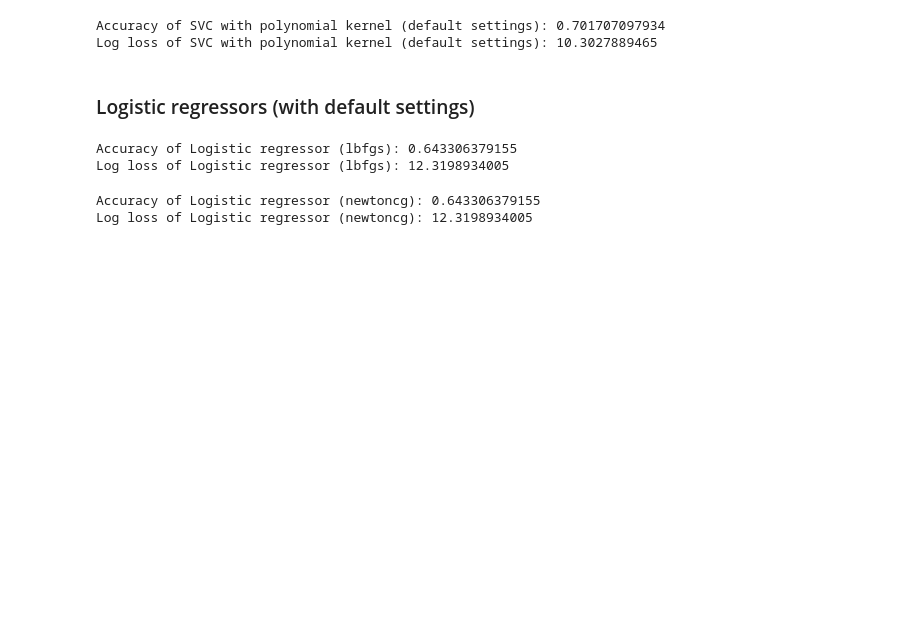
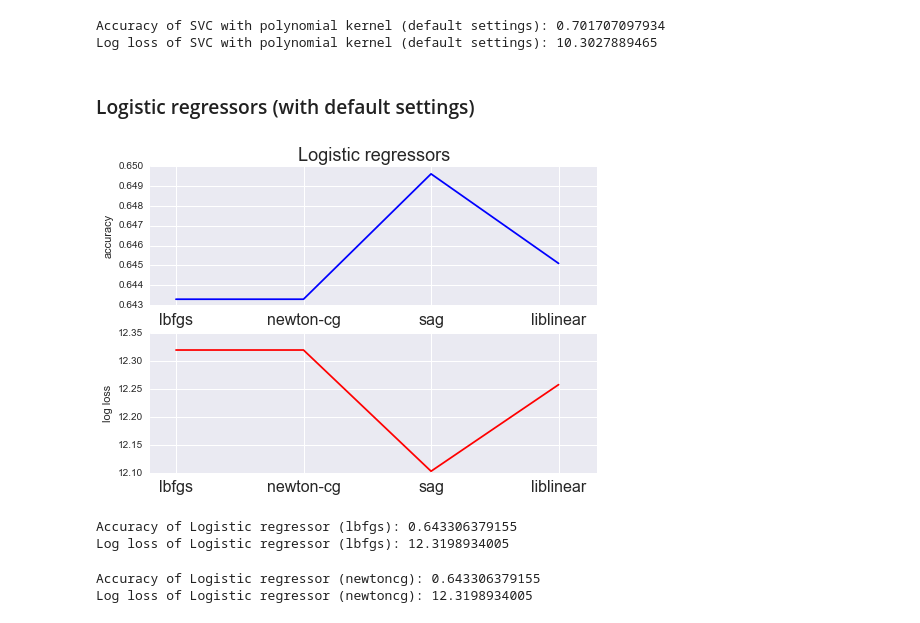
Before and after one commit to Dr-Alan-Turing/IAMachineLearning, a Jupyter notebook: 07_Assignment_3.ipynb, the cells around one changed output. Saved outputs shown, nothing was run; the diff lists cells and outputs as text; code cells hidden in the pictures; blank space fills up the shorter version.

```diff
--- a/07_Assignment_3.ipynb
+++ b/07_Assignment_3.ipynb
@@ -345,7 +345,7 @@ Now, we want to validate the importance of various features for classification.
 
 Initialise a random forest classifier and fit the model by using training data only and 500 trees (i.e. `n_estimators`). Set the `RandomState` equal to 31 to ensure reproducible results. Report the accuracy score on both the training and validation sets.
 # %%
-rf = RandomForestClassifier(n_estimators=500, random_state=31)
+rf = RandomForestClassifier(criterion='entropy', n_estimators=500, random_state=31)
 rf.fit(X_tr_transf, y_tr)
 print('Classification accuracy on training set: {0}'.format(rf.score(X_tr_transf, y_tr)))
 print('Classification accuracy on validation set: {0}'.format(rf.score(X_val_transf, y_val)))
@@ -849,13 +848,14 @@ X_train.describe()
 # %% [markdown]
 We're going to be trying out and printing the results of many classifiers, so let's define a function that does some of the work for us, saving us time and effort in the future:
 # %%
-def calc_accuracy_and_logloss(estimator, X_train, y_train, X_valid, y_valid, description):
+def calc_accuracy_and_logloss(estimator, X_train, y_train, X_valid, y_valid, description=None):
     '''Calculates, displays and returns accuracy and log_loss for the given estimator'''
     estimator.fit(X_train, y_train)
     y_valid_pred = estimator.predict(X_valid)
     accuracy, logloss = estimator.score(X_valid, y_valid), log_loss(y_true=y_valid, y_pred=y_valid_pred)
-    print('Accuracy of {0}: {1}'.format(description, accuracy))
-    print('Log loss of {0}: {1}'.format(description, logloss))
+    if description:
+        print('Accuracy of {0}: {1}'.format(description, accuracy))
+        print('Log loss of {0}: {1}'.format(description, logloss))
     return [accuracy, logloss]
 # %% [markdown]
 ### Support Vector Classifiers: RBF, linear and polynomial (with default settings) ###
@@ -889,6 +889,35 @@ Accuracy of SVC with polynomial kernel (default settings): 0.701707097934
 Log loss of SVC with polynomial kernel (default settings): 10.3027889465
 # %% [markdown]
 ### Logistic regressors (with default settings) ###
+# %%
+# Try out different logistic regressors
+solver_list = ['lbfgs', 'newton-cg', 'sag', 'liblinear']
+accuracies = []
+loglosses = []
+for s in solver_list:
+    lr_temp = LogisticRegression(solver=s)
+    acc, logl = calc_accuracy_and_logloss(lr_temp, X_train, y_train, X_valid, y_valid)
+    accuracies.append(acc)
+    loglosses.append(logl)
+
+# Plot accuracy
+plt.subplot(2,1,1)
+plt1 = plt.plot(accuracies, c='b')
+plt.title('Logistic regressors', fontsize='18')
+plt.xlim(-0.2, 3.3)
+plt.xticks(range(len(solver_list)), solver_list, fontsize='16')
+plt.ylabel('accuracy')
+# Plot log loss
+plt.subplot(2,1,2)
+plt2 = plt.plot(loglosses, c='r')
+plt.xlim(-0.2, 3.3)
+plt.xticks(range(len(solver_list)), solver_list, fontsize='16')
+plt.ylabel('log loss')
+plt.show()
+
+# Print accuracy of
+# %% [output]
+[figure, added]
 # %%
 # Logistic regressor (lbfgs)
 lr_lbfgs = LogisticRegression(solver='lbfgs')
```
Also changed, not shown: parts of 7 cells of this notebook.
